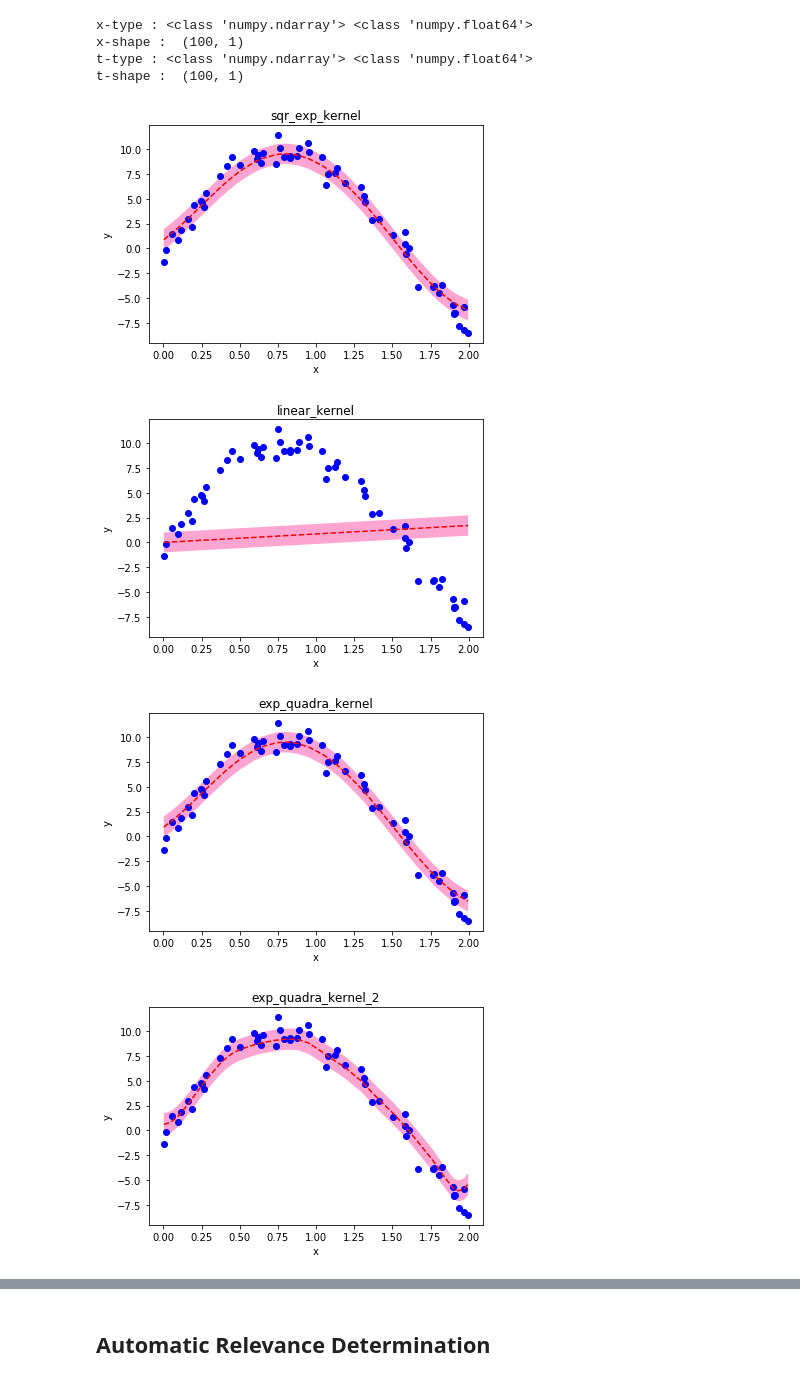
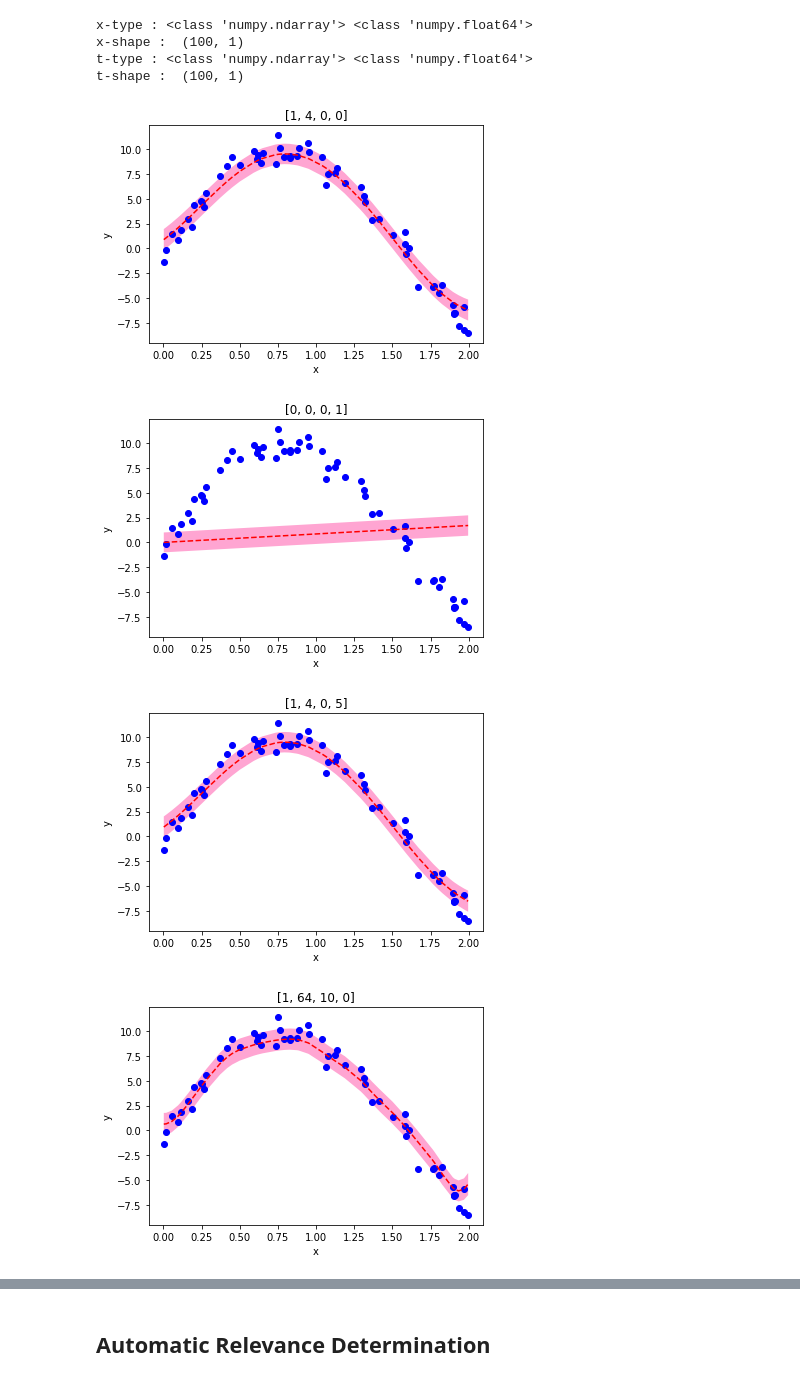
Before and after one commit to w102060018w/2017_NCTU_MachineLearning_hw3, a Jupyter notebook: Problem1_Gaussian_Process_Regression.ipynb, the cells around one changed output, grey strips where cells are left out. Drawn from its saved outputs; the diff is of its cells as text; code cells hidden in the pictures.

```diff
--- a/Problem1_Gaussian_Process_Regression.ipynb
+++ b/Problem1_Gaussian_Process_Regression.ipynb
@@ -68,38 +61,43 @@ for name, kernel in kernel_dic.items():
     cov_ary = np.zeros(tr_N)
     scalar_c = np.zeros(tr_N)
 
     mu_ary = np.dot(np.dot(K_mat,inv(Cov_mat)),t_tr)
     for i in range(len(scalar_c)):
         scalar_c[i] = K_mat[i][i] + beta
     for i in range(len(cov_ary)):
         cov_ary[i] = scalar_c[i] - np.dot(np.dot(K_mat[i],inv(Cov_mat)),K_mat[i].T)
     sd = np.sqrt(cov_ary)
     mu_ary = mu_ary.reshape(1,-1)[0]
     x_tr = np.array(x_tr).reshape(1,-1)[0]
 
     import matplotlib.pyplot as plt
 
     plt.plot(x_tr, t_tr, 'bo')
     plt.plot(x_tr, mu_ary, 'r--')
     plt.fill_between(x_tr, mu_ary-sd, mu_ary+sd,facecolor='#ffa5d2')
-    plt.title(name)
+    plt.title(str(kernel))
     plt.xlabel('x')
     plt.ylabel('y')
+
+    # save fig
+#     plt.savefig('./1_1_kernel_%s.png'%name)
+
+    # show
     plt.show()
 
 
     #cal RMS
     val = 0
     for i in range(tr_N):
         val += (mu_ary[i]-t_tr[i])**2
     val = np.sqrt(val/tr_N)
 
     RMS_ary_tr[name] = val
 # %% [output]
-[figure, old version]
+[figure, new version]
-[figure, old version]
+[figure, new version]
-[figure, old version]
+[figure, new version]
-[figure, old version]
+[figure, new version]
 # %%
 # calculate mu & sd on testing-set
 
```
Also changed, not shown: parts of 11 cells of this notebook, 8 other files.
